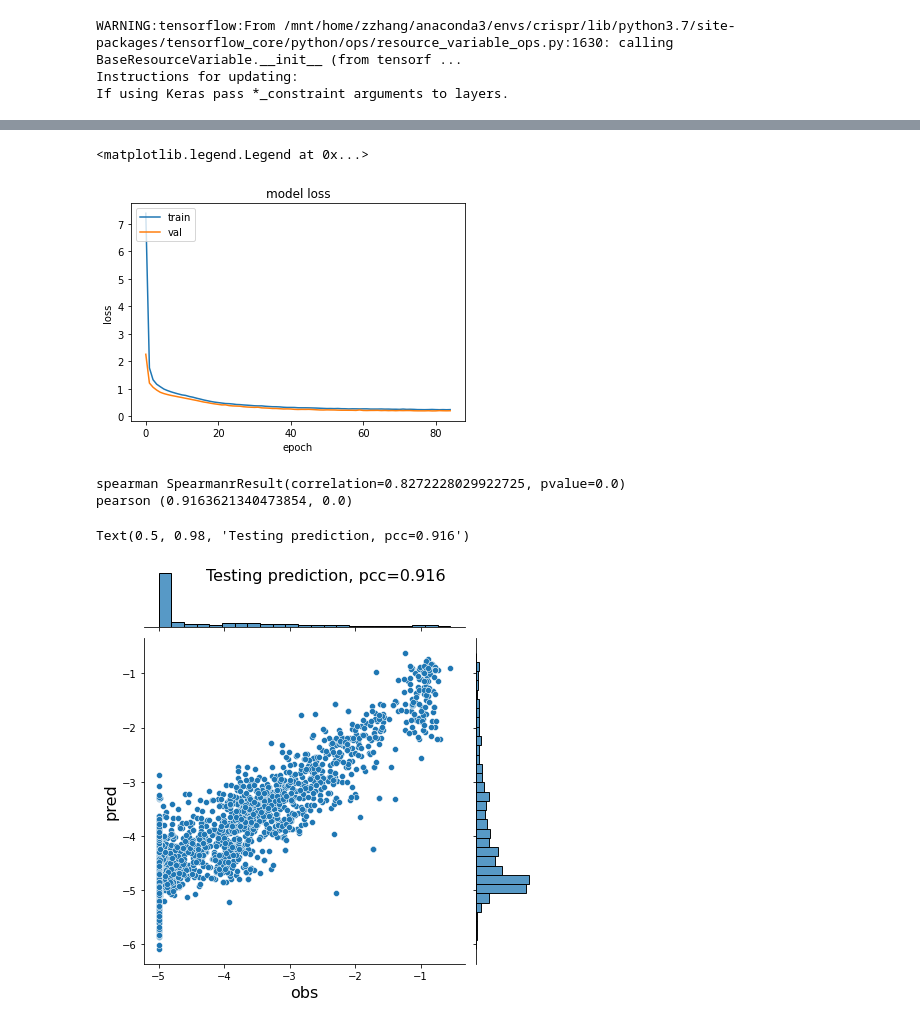
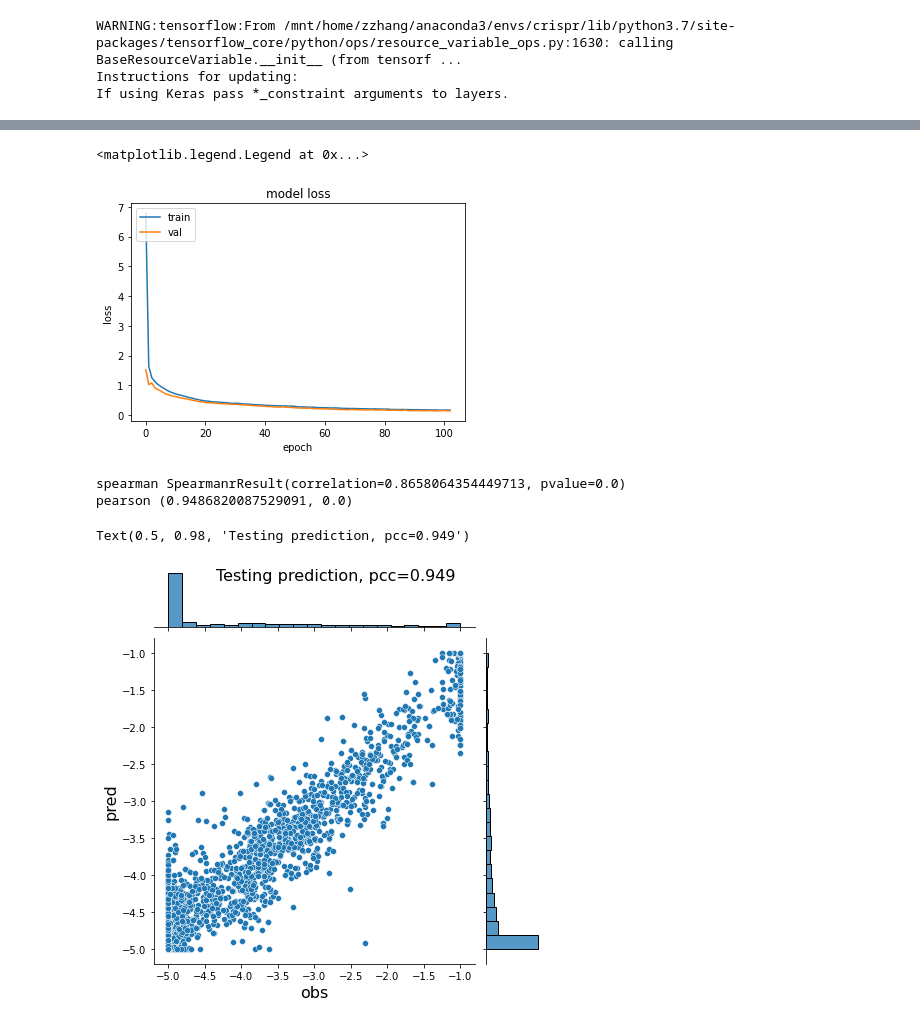
Before and after one commit to zj-zhang/Elektrum, a Jupyter notebook: notebooks/02-fullConnectModel.ipynb, the cells around one changed output, grey strips where cells are left out. Saved outputs shown, nothing was run; the diff lists cells and outputs as text; code cells hidden in the pictures.

```diff
--- a/notebooks/02-fullConnectModel.ipynb
+++ b/notebooks/02-fullConnectModel.ipynb
@@ -42,7 +42,7 @@ sns.displot(y[:,tar_to_train])
 x_train, x_test, y_train, y_test = train_test_split(x, y, test_size=0.2, random_state=777)
 # %%
 model = tf.keras.models.Sequential([
-    tf.keras.layers.Conv1D(input_shape=(23,10), kernel_size=8, filters=100, padding="same", activation="relu"),
+    tf.keras.layers.Conv1D(input_shape=(25,13), kernel_size=8, filters=100, padding="same", activation="relu"),
     tf.keras.layers.Dropout(0.1),
     tf.keras.layers.Conv1D(kernel_size=8, filters=50, activation="relu"),
     tf.keras.layers.Dropout(0.1),
@@ -94,6 +94,7 @@ hist = model.fit(x_train,
           callbacks=[checkpointer, earlystopper],
           validation_split=0.1, epochs=500,
           verbose=0)
+model.load_weights('bestmodel.h5')
 # %%
 plt.plot(hist.history['loss'])
 plt.plot(hist.history['val_loss'])
@@ -103,20 +104,21 @@ plt.xlabel('epoch')
 plt.legend(['train', 'val'], loc='upper left')
 # %% [output]
 <matplotlib.legend.Legend at 0x...>
-[figure, old version]
+[figure, new version]
 # %%
 y_hat = model.predict(x_test).flatten()
+y_hat = np.clip(y_hat, -5, -1)
 h = sns.jointplot(y_test[:,tar_to_train], y_hat)
 h.set_axis_labels("obs", "pred", fontsize=16)
 print("spearman", ss.spearmanr(y_hat, y_test[:,tar_to_train]))
 p = ss.pearsonr(y_hat, y_test[:,tar_to_train])
 print("pearson", p)
 h.fig.suptitle("Testing prediction, pcc=%.3f"%p[0], fontsize=16)
 # %% [output]
-spearman SpearmanrResult(correlation=0.8272228029922725, pvalue=0.0)
-pearson (0.9163621340473854, 0.0)
+spearman SpearmanrResult(correlation=0.8658064354449713, pvalue=0.0)
+pearson (0.9486820087529091, 0.0)
-Text(0.5, 0.98, 'Testing prediction, pcc=0.916')
+Text(0.5, 0.98, 'Testing prediction, pcc=0.949')
-[figure, old version]
+[figure, new version]
 # %%
 y_fit = model.predict(x_train).flatten()
 h = sns.jointplot(y_train[:,tar_to_train], y_fit)
```
Also changed, not shown: parts of 4 cells of this notebook, 9 other files.
